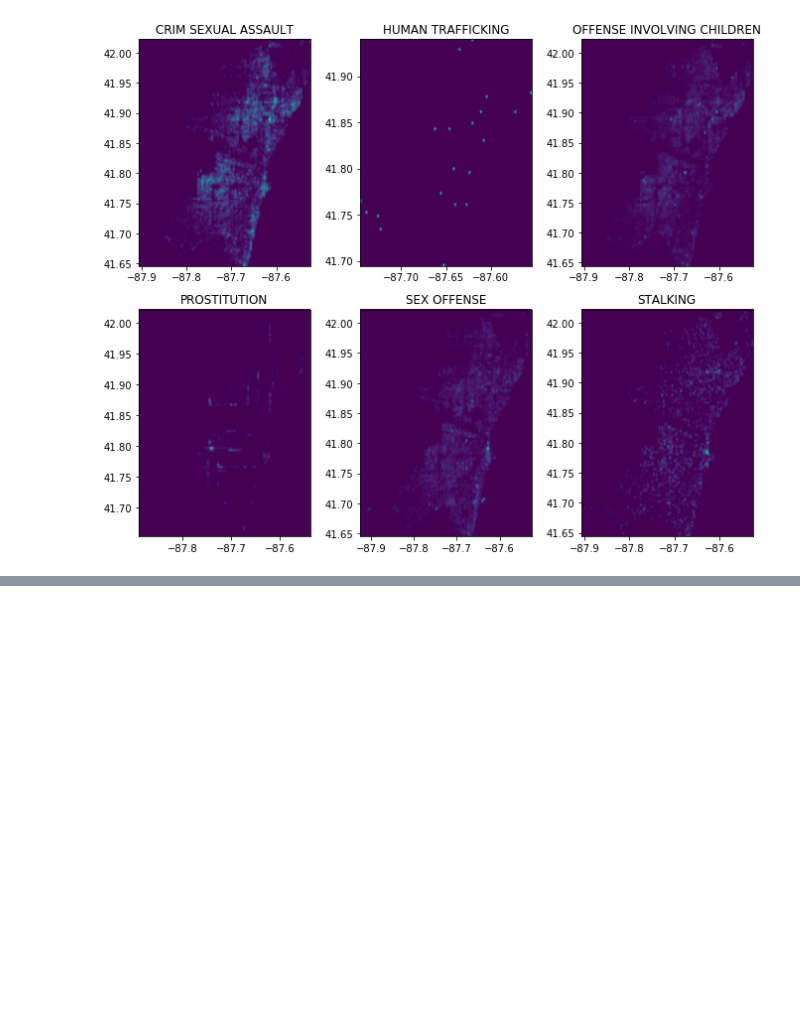
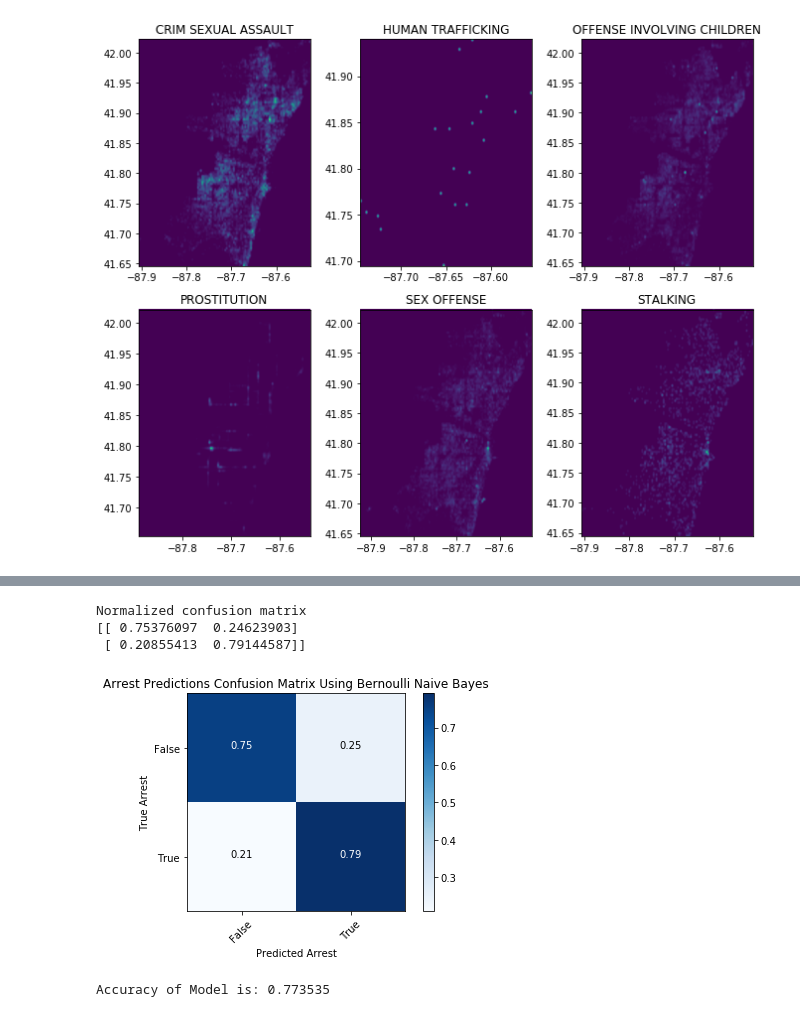
Before and after one commit to ajitkoduri/Chicago-Crime-Analysis, a Jupyter notebook: Chicago Sex Crimes Analysis.ipynb, the cells around one changed output, grey strips where cells are left out. Cells and saved outputs as stored; diff of their text form; code cells hidden in the pictures; blank space fills up the shorter version.

```diff
--- a/Chicago Sex Crimes Analysis.ipynb
+++ b/Chicago Sex Crimes Analysis.ipynb
@@ -292,0 +327,11 @@ plt.show()
+# %%
+for i in range(len(Reg_Expected_Y)):
+    if (Reg_Expected_Y[i] >= 0.5):
+        Reg_Expected_Y[i] = True
+    else:
+        Reg_Expected_Y[i] = False
+# %%
+from sklearn.metrics import confusion_matrix
+import itertools
+from sklearn.metrics import accuracy_score
+cm = confusion_matrix(Y_test, Reg_Expected_Y)
@@ -292,0 +386,21 @@ plt.show()
+# %%
+#Will now do the Naive Bayes to predict arrest probability
+#Using Bernoulli because it can deal with discrete values better than the other types in scikitlearn
+from sklearn.naive_bayes import BernoulliNB
+BNB = BernoulliNB()
+# %%
+BNB.fit(X_train, Y_train)
+BNB_Expected_Y = BNB.predict(X_test)
+# %%
+cm = confusion_matrix(Y_test, BNB_Expected_Y)
+plt.figure()
+plot_confusion_matrix(cm, normalize = True, classes = Y.unique(),
+                      title = 'Arrest Predictions Confusion Matrix Using Bernoulli Naive Bayes')
+plt.show()
+print("Accuracy of Model is: %f"%accuracy_score(Y_test, BNB_Expected_Y))
+# %% [output]
+Normalized confusion matrix
+[[ 0.75376097  0.24623903]
+ [ 0.20855413  0.79144587]]
+[figure, added]
+Accuracy of Model is: 0.773535
```
Also changed, not shown: parts of 13 cells of this notebook.
